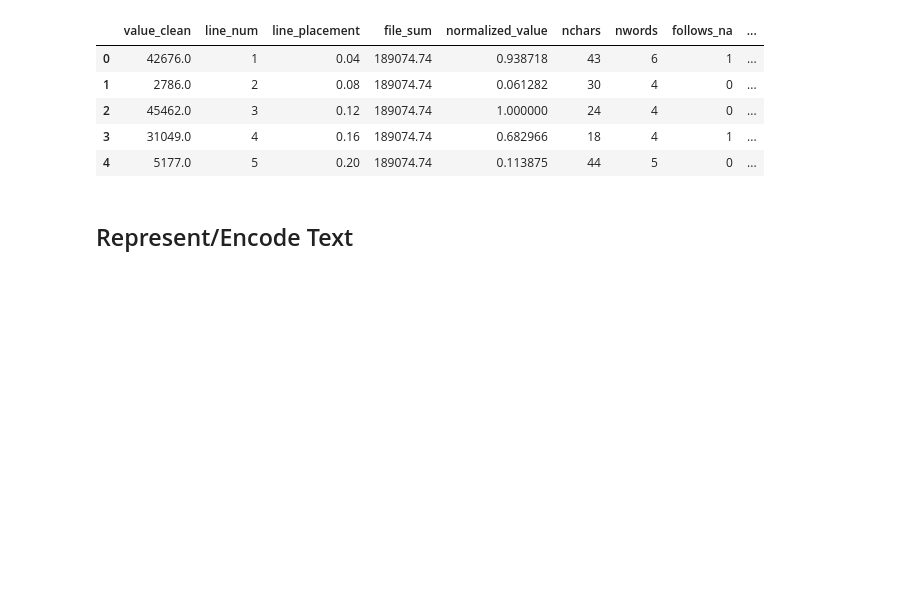
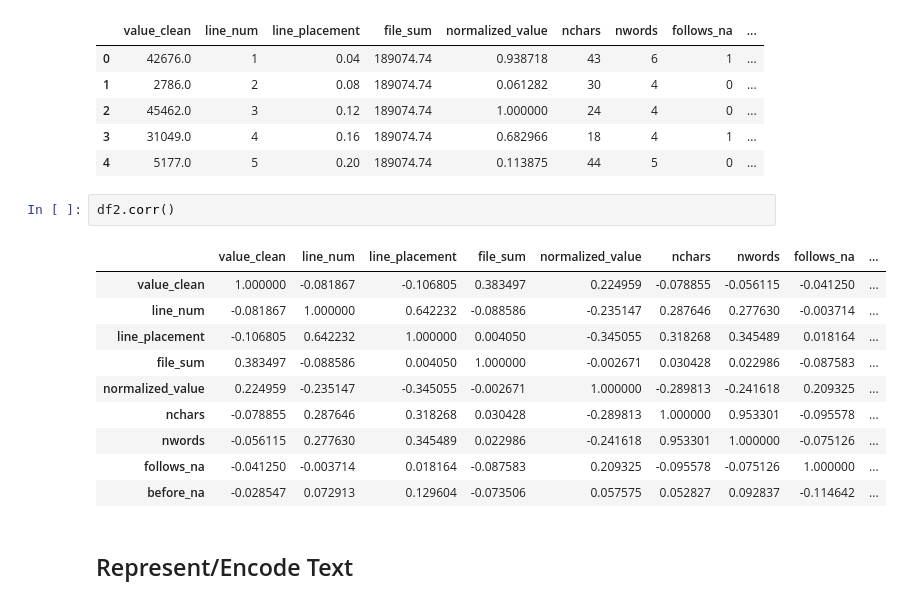
Before and after one commit to rishabparasharGA/Themis-ML, a Jupyter notebook: Random Forest Themis .ipynb, the cells around one changed output. Saved outputs shown, nothing was run; the diff lists cells and outputs as text; blank space fills up the shorter version.

```diff
--- a/Random Forest Themis .ipynb
+++ b/Random Forest Themis .ipynb
@@ -52,6 +52,19 @@ df2.head()
 | 2 | 45462.0 | 3 | 0.12 | 189074.74 | 1.000000 | 24 | 4 | 0 | ... |
 | 3 | 31049.0 | 4 | 0.16 | 189074.74 | 0.682966 | 18 | 4 | 1 | ... |
 | 4 | 5177.0 | 5 | 0.20 | 189074.74 | 0.113875 | 44 | 5 | 0 | ... |
+# %%
+df2.corr()
+# %% [output]
+|  | value_clean | line_num | line_placement | file_sum | normalized_value | nchars | nwords | follows_na | ... |
+| value_clean | 1.000000 | -0.081867 | -0.106805 | 0.383497 | 0.224959 | -0.078855 | -0.056115 | -0.041250 | ... |
+| line_num | -0.081867 | 1.000000 | 0.642232 | -0.088586 | -0.235147 | 0.287646 | 0.277630 | -0.003714 | ... |
+| line_placement | -0.106805 | 0.642232 | 1.000000 | 0.004050 | -0.345055 | 0.318268 | 0.345489 | 0.018164 | ... |
+| file_sum | 0.383497 | -0.088586 | 0.004050 | 1.000000 | -0.002671 | 0.030428 | 0.022986 | -0.087583 | ... |
+| normalized_value | 0.224959 | -0.235147 | -0.345055 | -0.002671 | 1.000000 | -0.289813 | -0.241618 | 0.209325 | ... |
+| nchars | -0.078855 | 0.287646 | 0.318268 | 0.030428 | -0.289813 | 1.000000 | 0.953301 | -0.095578 | ... |
+| nwords | -0.056115 | 0.277630 | 0.345489 | 0.022986 | -0.241618 | 0.953301 | 1.000000 | -0.075126 | ... |
+| follows_na | -0.041250 | -0.003714 | 0.018164 | -0.087583 | 0.209325 | -0.095578 | -0.075126 | 1.000000 | ... |
+| before_na | -0.028547 | 0.072913 | 0.129604 | -0.073506 | 0.057575 | 0.052827 | 0.092837 | -0.114642 | ... |
 # %% [markdown]
 ## Represent/Encode Text
 # %%
```
Also changed, not shown: parts of 9 cells of this notebook.
